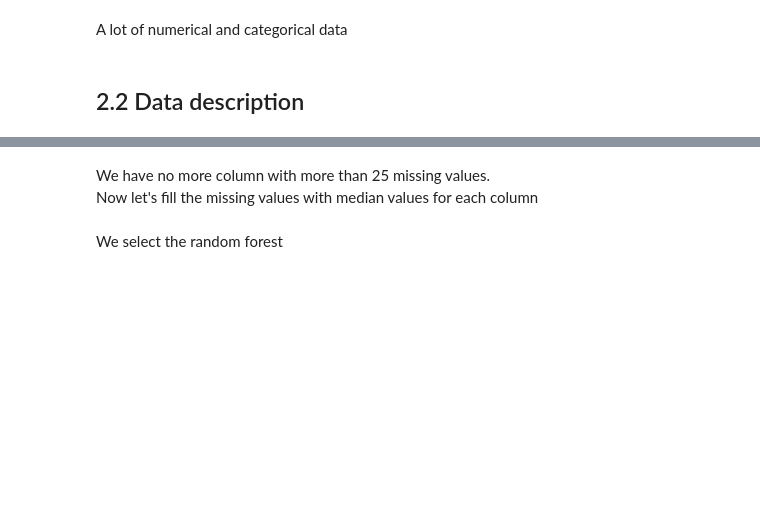
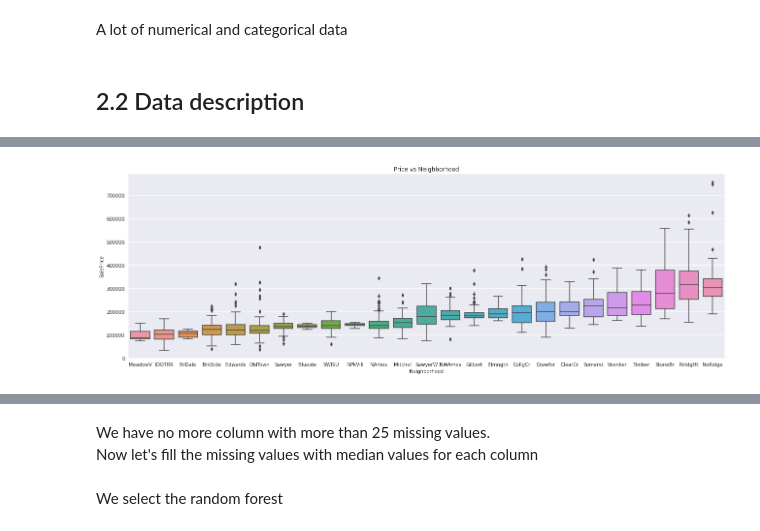
Before and after one commit to max-lutz/Kaggle_competitions, a Jupyter notebook: house-price-regression-full-eda-ml-workflow.ipynb, the cells around one changed output, grey strips where cells are left out. Cells and saved outputs as stored; diff of their text form; code cells hidden in the pictures; blank space fills up the shorter version.

Commit message:
EDA of ms zoning - neighborhood and square feet

```diff
--- a/house-price-regression-full-eda-ml-workflow.ipynb
+++ b/house-price-regression-full-eda-ml-workflow.ipynb
@@ -202,0 +214,7 @@ Let's if we can drop some feature which give us the same info (abs(corr) > 0.85)
+# %%
+order = dataset_train.groupby('Neighborhood').agg(np.mean).sort_values('SalePrice').index.to_list()
+fig, ax = plt.subplots(1,1, figsize=(22,7))
+sns.boxplot(x="Neighborhood", y="SalePrice", data=dataset_train, order=order, ax=ax)
+ax.set_title('Price vs Neighborhood');
+# %% [output]
+[figure, added]
```
Also changed, not shown: parts of 11 cells of this notebook.
